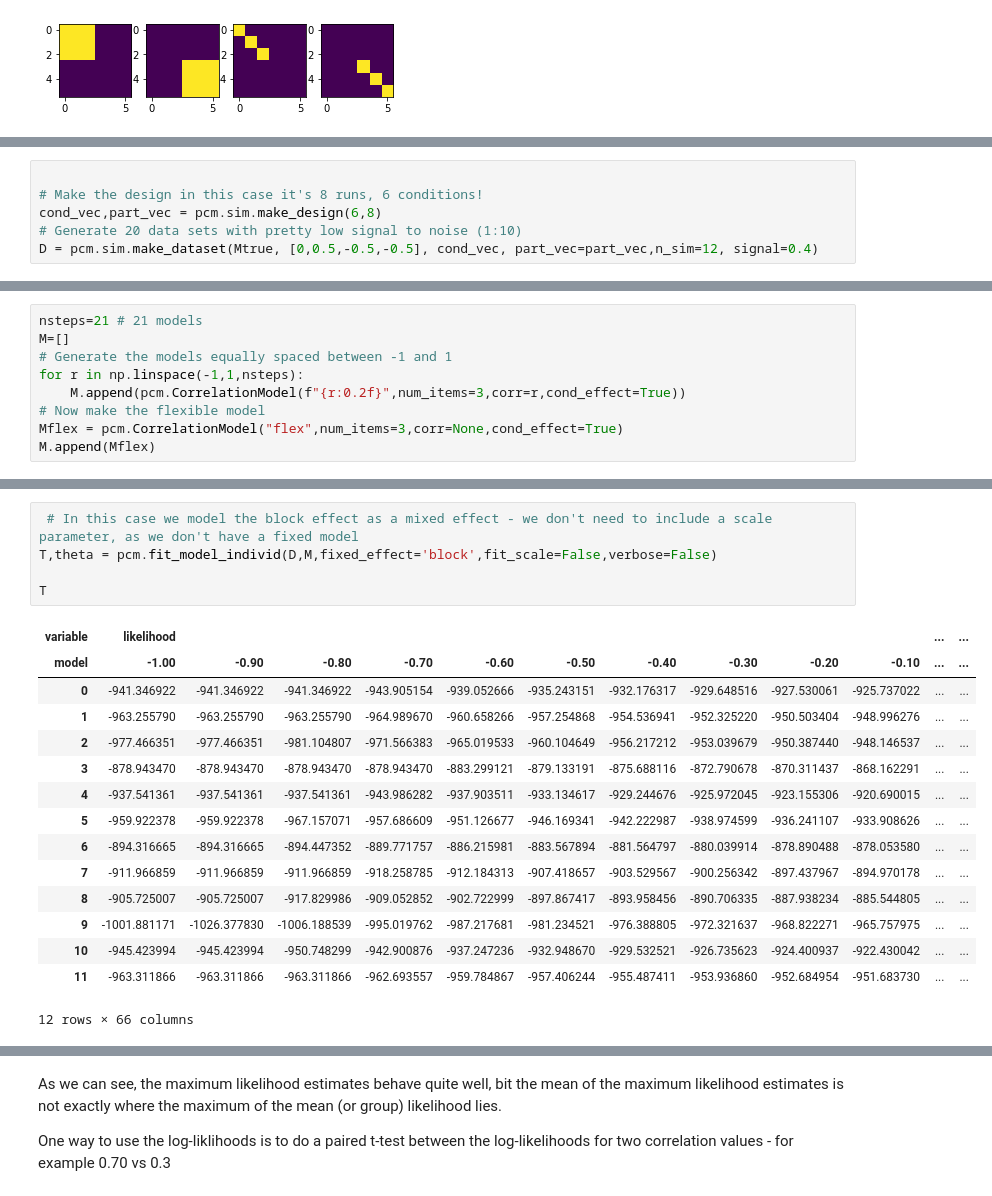
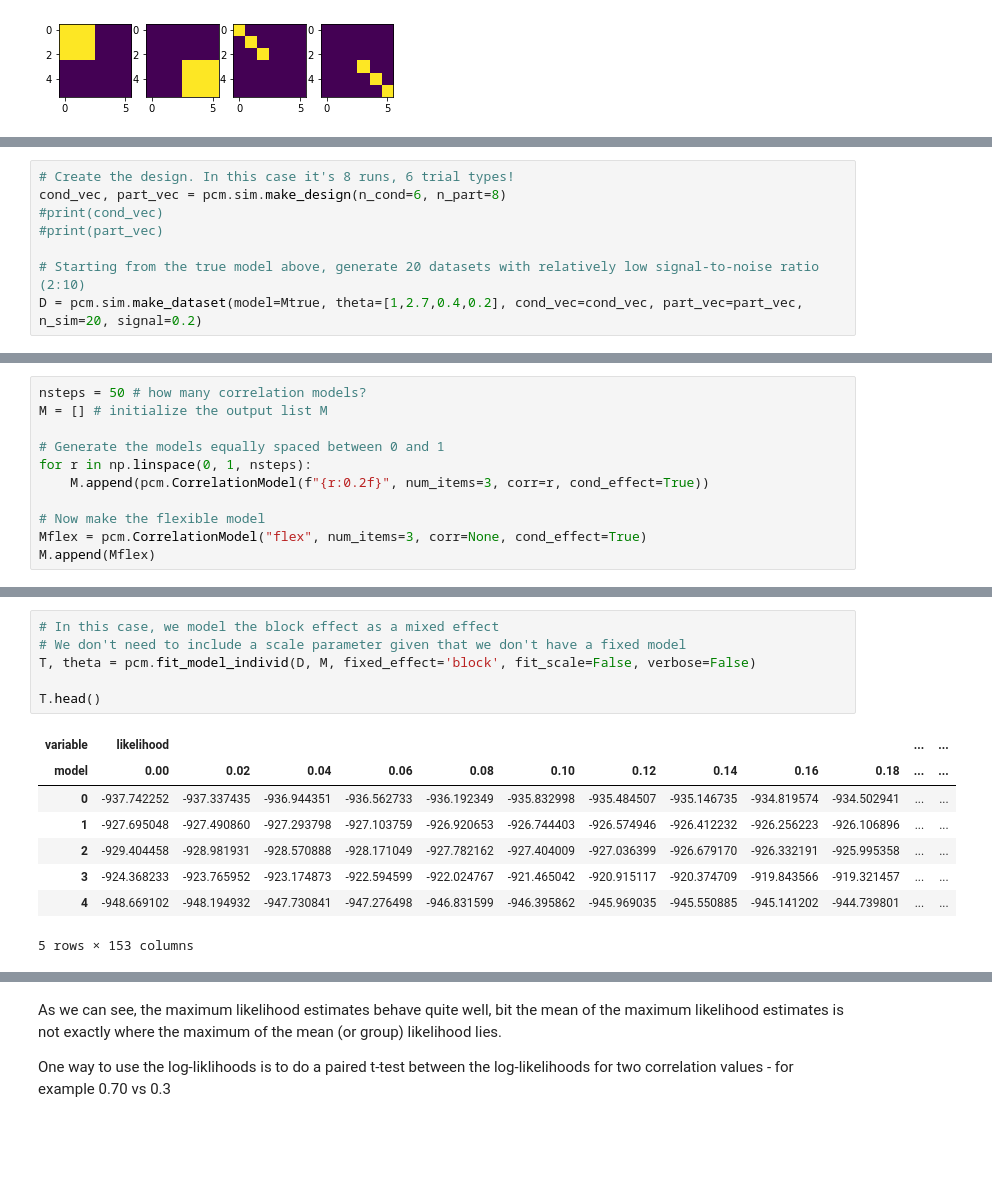
Before and after one commit to DiedrichsenLab/PcmPy, a Jupyter notebook: docs/demos/demo_correlation.ipynb, the cells around one changed output, grey strips where cells are left out. Cells and saved outputs as stored; diff of their text form; blank space fills up the shorter version.

```diff
--- a/docs/demos/demo_correlation.ipynb
+++ b/docs/demos/demo_correlation.ipynb
@@ -72,7 +64,9 @@ Note that all hyper parameters are log(variances) - this helps us to keep varian
 # %%
+# Create the design. In this case it's 8 runs, 6 trial types!
+cond_vec, part_vec = pcm.sim.make_design(n_cond=6, n_part=8)
+#print(cond_vec)
+#print(part_vec)
 
-# Make the design in this case it's 8 runs, 6 conditions!
-cond_vec,part_vec = pcm.sim.make_design(6,8)
-# Generate 20 data sets with pretty low signal to noise (1:10)
-D = pcm.sim.make_dataset(Mtrue, [0,0.5,-0.5,-0.5], cond_vec, part_vec=part_vec,n_sim=12, signal=0.4)
+# Starting from the true model above, generate 20 datasets with relatively low signal-to-noise ratio (2:10)
+D = pcm.sim.make_dataset(model=Mtrue, theta=[1,2.7,0.4,0.2], cond_vec=cond_vec, part_vec=part_vec, n_sim=20, signal=0.2)
 # %% [markdown]
@@ -99,10 +98,12 @@ We also include a flexible correlation model, which has a additional free parame
 # %%
-nsteps=21 # 21 models
-M=[]
-# Generate the models equally spaced between -1 and 1
-for r in np.linspace(-1,1,nsteps):
-    M.append(pcm.CorrelationModel(f"{r:0.2f}",num_items=3,corr=r,cond_effect=True))
+nsteps = 50 # how many correlation models?
+M = [] # initialize the output list M
+
+# Generate the models equally spaced between 0 and 1
+for r in np.linspace(0, 1, nsteps):
+    M.append(pcm.CorrelationModel(f"{r:0.2f}", num_items=3, corr=r, cond_effect=True))
+
 # Now make the flexible model
-Mflex = pcm.CorrelationModel("flex",num_items=3,corr=None,cond_effect=True)
+Mflex = pcm.CorrelationModel("flex", num_items=3, corr=None, cond_effect=True)
 M.append(Mflex)
 # %% [markdown]
@@ -110,22 +111,16 @@ We can now fit the model to the data sets in one go. The resulting data frame `T
 # %%
- # In this case we model the block effect as a mixed effect - we don't need to include a scale parameter, as we don't have a fixed model
-T,theta = pcm.fit_model_individ(D,M,fixed_effect='block',fit_scale=False,verbose=False)
+# In this case, we model the block effect as a mixed effect
+# We don't need to include a scale parameter given that we don't have a fixed model
+T, theta = pcm.fit_model_individ(D, M, fixed_effect='block', fit_scale=False, verbose=False)
 
-T
+T.head()
 # %% [output]
 | variable | likelihood |  |  |  |  |  |  |  |  |  | ... | ... |
-| model | -1.00 | -0.90 | -0.80 | -0.70 | -0.60 | -0.50 | -0.40 | -0.30 | -0.20 | -0.10 | ... | ... |
-| 0 | -941.346922 | -941.346922 | -941.346922 | -943.905154 | -939.052666 | -935.243151 | -932.176317 | -929.648516 | -927.530061 | -925.737022 | ... | ... |
-| 1 | -963.255790 | -963.255790 | -963.255790 | -964.989670 | -960.658266 | -957.254868 | -954.536941 | -952.325220 | -950.503404 | -948.996276 | ... | ... |
-| 2 | -977.466351 | -977.466351 | -981.104807 | -971.566383 | -965.019533 | -960.104649 | -956.217212 | -953.039679 | -950.387440 | -948.146537 | ... | ... |
-| 3 | -878.943470 | -878.943470 | -878.943470 | -878.943470 | -883.299121 | -879.133191 | -875.688116 | -872.790678 | -870.311437 | -868.162291 | ... | ... |
-| 4 | -937.541361 | -937.541361 | -937.541361 | -943.986282 | -937.903511 | -933.134617 | -929.244676 | -925.972045 | -923.155306 | -920.690015 | ... | ... |
-| 5 | -959.922378 | -959.922378 | -967.157071 | -957.686609 | -951.126677 | -946.169341 | -942.222987 | -938.974599 | -936.241107 | -933.908626 | ... | ... |
-| 6 | -894.316665 | -894.316665 | -894.447352 | -889.771757 | -886.215981 | -883.567894 | -881.564797 | -880.039914 | -878.890488 | -878.053580 | ... | ... |
-| 7 | -911.966859 | -911.966859 | -911.966859 | -918.258785 | -912.184313 | -907.418657 | -903.529567 | -900.256342 | -897.437967 | -894.970178 | ... | ... |
-| 8 | -905.725007 | -905.725007 | -917.829986 | -909.052852 | -902.722999 | -897.867417 | -893.958456 | -890.706335 | -887.938234 | -885.544805 | ... | ... |
-| 9 | -1001.881171 | -1026.377830 | -1006.188539 | -995.019762 | -987.217681 | -981.234521 | -976.388805 | -972.321637 | -968.822271 | -965.757975 | ... | ... |
-| 10 | -945.423994 | -945.423994 | -950.748299 | -942.900876 | -937.247236 | -932.948670 | -929.532521 | -926.735623 | -924.400937 | -922.430042 | ... | ... |
-| 11 | -963.311866 | -963.311866 | -963.311866 | -962.693557 | -959.784867 | -957.406244 | -955.487411 | -953.936860 | -952.684954 | -951.683730 | ... | ... |
+| model | 0.00 | 0.02 | 0.04 | 0.06 | 0.08 | 0.10 | 0.12 | 0.14 | 0.16 | 0.18 | ... | ... |
+| 0 | -937.742252 | -937.337435 | -936.944351 | -936.562733 | -936.192349 | -935.832998 | -935.484507 | -935.146735 | -934.819574 | -934.502941 | ... | ... |
+| 1 | -927.695048 | -927.490860 | -927.293798 | -927.103759 | -926.920653 | -926.744403 | -926.574946 | -926.412232 | -926.256223 | -926.106896 | ... | ... |
+| 2 | -929.404458 | -928.981931 | -928.570888 | -928.171049 | -927.782162 | -927.404009 | -927.036399 | -926.679170 | -926.332191 | -925.995358 | ... | ... |
+| 3 | -924.368233 | -923.765952 | -923.174873 | -922.594599 | -922.024767 | -921.465042 | -920.915117 | -920.374709 | -919.843566 | -919.321457 | ... | ... |
+| 4 | -948.669102 | -948.194932 | -947.730841 | -947.276498 | -946.831599 | -946.395862 | -945.969035 | -945.550885 | -945.141202 | -944.739801 | ... | ... |
-12 rows × 66 columns
+5 rows × 153 columns
 # %% [markdown]
```
Also changed, not shown: parts of 14 cells of this notebook.
